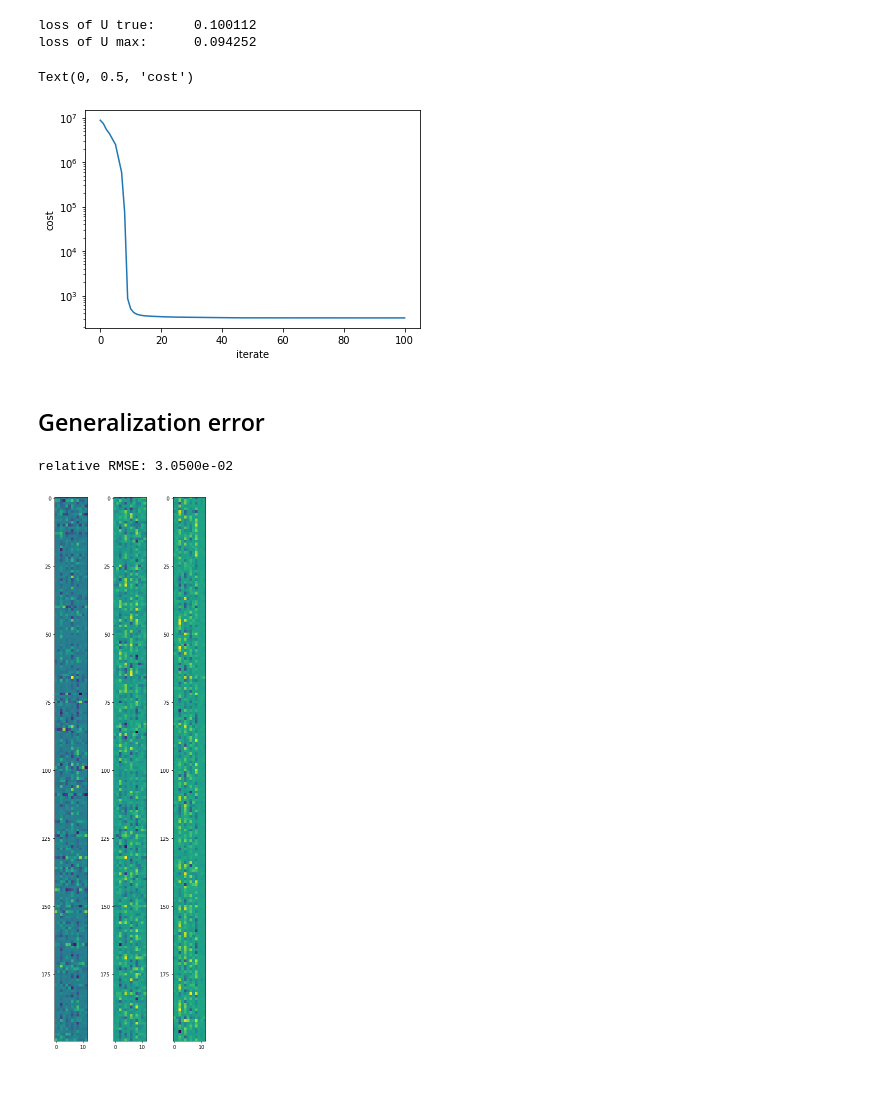
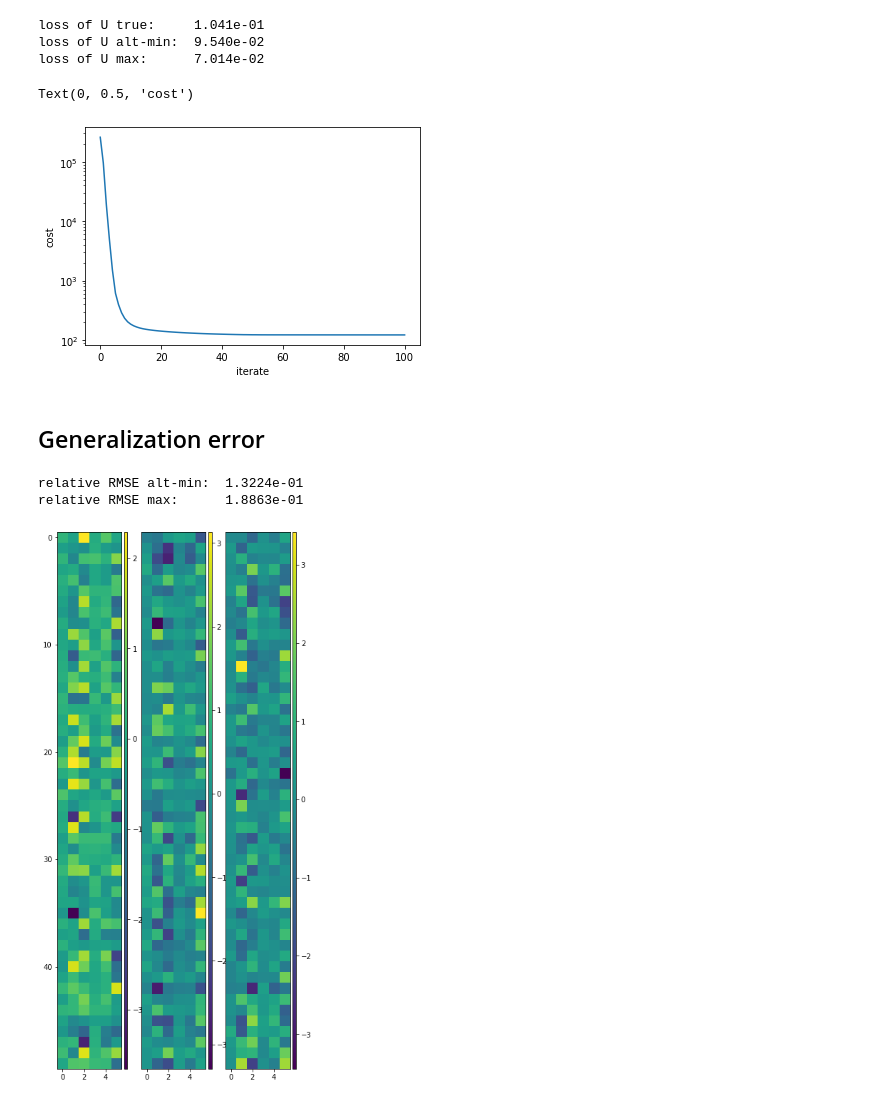
Before and after one commit to kamdh/max-qnorm-tensor-completion, a Jupyter notebook: Test tensor completion.ipynb, the cells around one changed output. Saved outputs shown, nothing was run; the diff lists cells and outputs as text; code cells hidden in the pictures.

```diff
--- a/Test tensor completion.ipynb
+++ b/Test tensor completion.ipynb
@@ -16,13 +18,14 @@ warnings.filterwarnings("ignore", category=DeprecationWarning)
 # %%
 # create random, low-rank tensor
 t = 3
-n = 200
-r = 4
+n = 50
+r = 3
 #delta = 0.1
 const = 10
 sigma = 0.1
 ndata =  const * r * t * n * np.log10(n)
-U = [np.random.randn(n, r) for i in range(t)]
+U = kr_random(n, t, r, rescale=1e3)
+#U = [np.random.randn(n, r) for i in range(t)]
 print("n data: %.2e" % ndata)
 print("n data t/2: %.2e" % int(const * r * n**(t/2) * np.log10(n)))
 # %% [output]
@@ -35,5 +38,5 @@ max_qnorm_ub(U)
 # %%
-observation_mask = sparse.random(tuple([n for i in range(t)]), ndata * n**(-t))
+observation_mask = obs_mask_iid(tuple([n for i in range(t)]), ndata * n**(-t))
 data = observation_mask.copy()
 
 clean_data = kr_get_items(U, data.coords)
@@ -47,6 +50,7 @@ clean_data = kr_get_items(U, data.coords)
 
 clean_data_rms = np.sqrt(np.sum(clean_data)**2 / len(clean_data))
 
-data.data = clean_data + np.random.randn(data.nnz) * sigma
+data.data = clean_data + np.random.randn(data.nnz) * sigma * clean_data_rms
+#data.data /= np.sqrt(loss(U, data) / data.nnz)
 print(data.nnz)
 # %% [output]
@@ -99,5 +122,7 @@ rmse of U true:     0.100112
 # %%
 %autoreload
-Unew2, cost_arr = tensor_completion_maxnorm(data, r*3, delta * np.sqrt(data.nnz),
-                                            init='svdrand', kappa=100, beta=1, tol=1e-3, max_iter=100)
+Unew2, cost_arr = tensor_completion_maxnorm(data, r*10, delta * np.sqrt(data.nnz), epsilon=1e-1,
+                                            #sgd=True, sgd_batch_size=int(ndata/2),
+                                            #U0 = Unew1,
+                                            init='svdrand', kappa=10, beta=1, tol=1e-8, max_iter=100)
 # %% [output]
@@ -120,11 +145,13 @@ Cost function:         3.135e+02
 =============================
 # %%
 #print("loss of U parafac:  %f" % np.sqrt(loss(U,data) / data.nnz))
-print("loss of U true:     %f" % np.sqrt(loss(U, data) / data.nnz))
-print("loss of U max:      %f" % np.sqrt(loss(Unew2, data) / data.nnz))
+print("loss of U true:     %.3e" % np.sqrt(loss(U, data) / data.nnz))
+print("loss of U alt-min:  %.3e" % np.sqrt(loss(Unew1, data) / data.nnz))
+print("loss of U max:      %.3e" % np.sqrt(loss(Unew2, data) / data.nnz))
 # %% [output]
-loss of U true:     0.100112
-loss of U max:      0.094252
+loss of U true:     1.041e-01
+loss of U alt-min:  9.540e-02
+loss of U max:      7.014e-02
 # %%
 import matplotlib.pyplot as plt
 
@@ -133,18 +160,30 @@ plt.xlabel('iterate')
 plt.ylabel('cost')
 # %% [output]
 Text(0, 0.5, 'cost')
-[figure, old version]
+[figure, new version]
 # %% [markdown]
 ## Generalization error
-# %%
-mse_gen2 = kr_dot(Unew2,Unew2) + kr_dot(U,U) - 2 * kr_dot(Unew2, U)
-norm_true = kr_dot(U,U)
-print("relative RMSE: %1.4e" % np.sqrt(mse_gen2/norm_true))
-# %% [output]
-relative RMSE: 3.0500e-02
+# %%
+def gen_err(Upred, Utrue):
+    norm_true = kr_dot(Utrue, Utrue)
+    mse_gen = kr_dot(Upred, Upred) + norm_true - 2 * kr_dot(Upred, Utrue)
+    return np.sqrt(mse_gen / norm_true)
+
+print("relative RMSE alt-min:  %1.4e" % np.sqrt(gen_err(Unew1, U)))
+print("relative RMSE max:      %1.4e" % np.sqrt(gen_err(Unew2, U)))
+# %% [output]
+relative RMSE alt-min:  1.3224e-01
+relative RMSE max:      1.8863e-01
 # %%
+from mpl_toolkits.axes_grid1 import make_axes_locatable
+
 fig, axs = plt.subplots(1,t, figsize=(6, 20))
 for i in range(t):
-    axs[i].imshow(Unew2[i])
+    im = axs[i].imshow(Unew2[i])
+    divider = make_axes_locatable(axs[i])
+    cax = divider.append_axes('right', size='5%', pad=0.05)
+    fig.colorbar(im, cax=cax, orientation='vertical')
+    if i > 0:
+        axs[i].set_yticks([])
 # %% [output]
-[figure, old version]
+[figure, new version]
```
Also changed, not shown: parts of 34 cells of this notebook, 5 other files.
